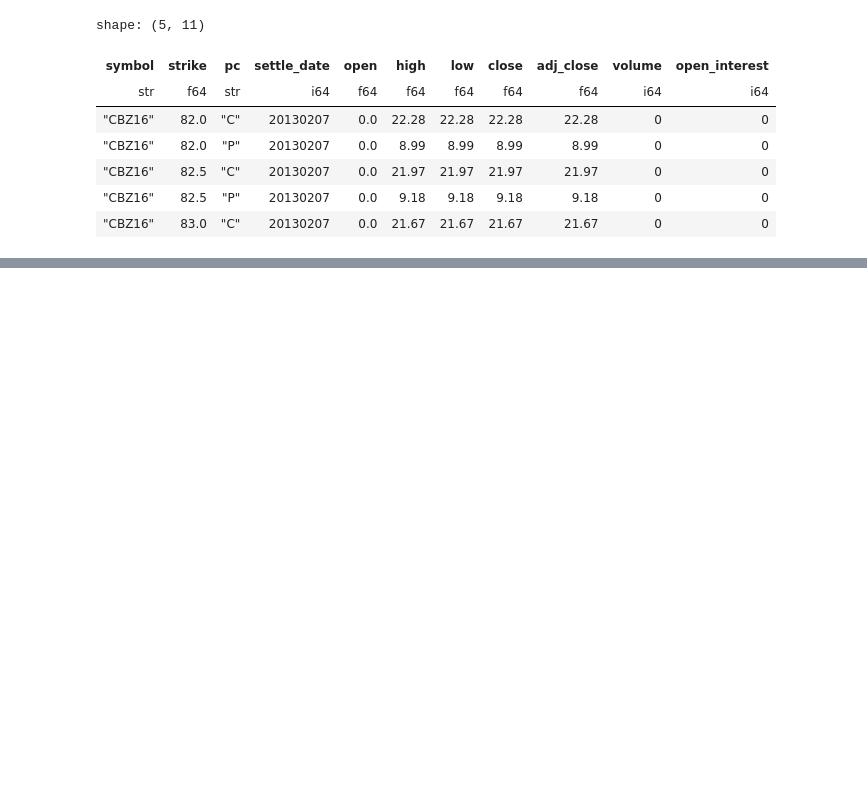
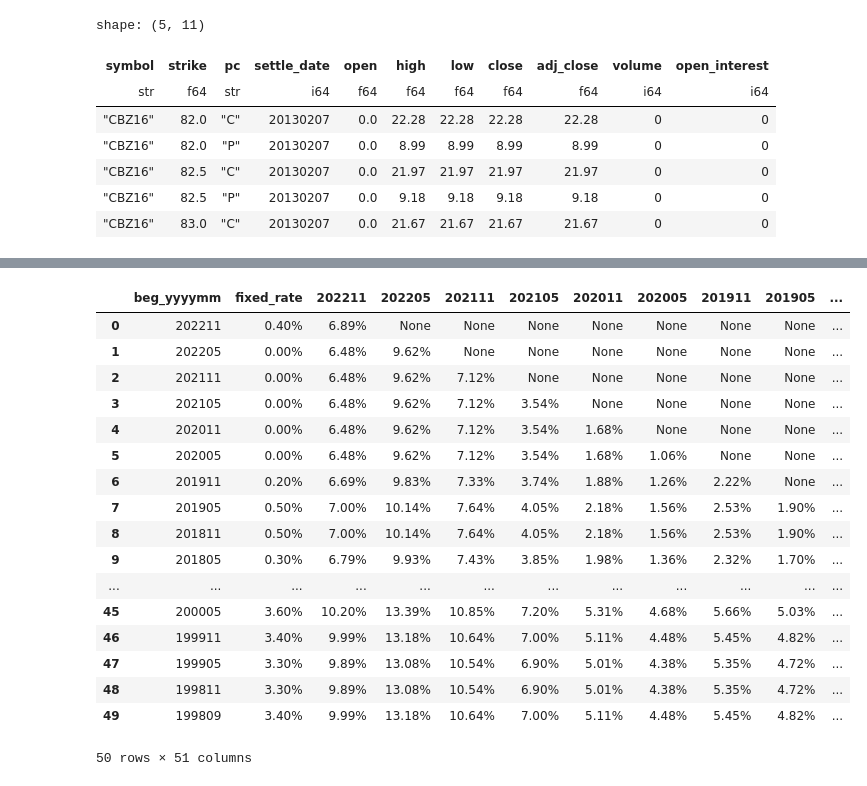
Before and after one commit to bgithub1/portfolio_risk, a Jupyter notebook: portfolio_risk/polars_test.ipynb, the cells around one changed output, grey strips where cells are left out. Drawn from its saved outputs; the diff is of its cells as text; code cells hidden in the pictures; blank space fills up the shorter version.

```diff
--- a/portfolio_risk/polars_test.ipynb
+++ b/portfolio_risk/polars_test.ipynb
@@ -56,0 +74,4 @@ shape: (5, 11)
+# %%
+inflation_nums = open('temp_folder/i-bond-rate-chart.txt','r').readlines()
+inflation_nums2 = [l.strip().split(' ') for l in inflation_nums]
+inflation_nums2
@@ -56,0 +96,15 @@ shape: (5, 11)
+# %%
+def fix_date(c,split_char='-'):
+    cs = c.split(split_char)
+    m = int(cs[0].strip())
+    y = int(cs[1].strip())
+    if y>80:
+        y = y+1900
+    else:
+        y= y+2000
+    return y*100+m
+# %%
+fixed_rates = [[l[0],l[3]] for l in inflation_nums2[1:]]
+for f in fixed_rates:
+    f[0] = fix_date(f[0],'/')
+fixed_rates
@@ -56,0 +129,4 @@ shape: (5, 11)
+# %%
+inflation_nums3 = [l[4:] for l in inflation_nums2[1:]]
+inflation_nums3 = [l + [None]*(len(inflation_nums3[-1])-len(l)) for l in inflation_nums3]
+[len(l) for l in inflation_nums3]
@@ -56,0 +153,29 @@ shape: (5, 11)
+# %%
+irate_columns = inflation_nums2[0][1:]
+irate_columns = [c.replace('Nov','11').replace('May','5').replace('Sep','9') for c in irate_columns]
+irate_columns = [fix_date(c) for c in irate_columns]
+all_columns = ['beg_yyyymm','fixed_rate'] + irate_columns
+fixed_and_inflation_rates = [fixed_rates[i] + inflation_nums3[i] for i in range(len(fixed_rates))]
+len(irate_columns),len(fixed_rates)
+df_ibond_rates = pd.DataFrame(fixed_and_inflation_rates,columns=all_columns)
+df_ibond_rates = df_ibond_rates[[c for c in df_ibond_rates.columns.values if c!=199809]]
+df_ibond_rates
+# %% [output]
+|  | beg_yyyymm | fixed_rate | 202211 | 202205 | 202111 | 202105 | 202011 | 202005 | 201911 | 201905 | ... |
+| 0 | 202211 | 0.40% | 6.89% | None | None | None | None | None | None | None | ... |
+| 1 | 202205 | 0.00% | 6.48% | 9.62% | None | None | None | None | None | None | ... |
+| 2 | 202111 | 0.00% | 6.48% | 9.62% | 7.12% | None | None | None | None | None | ... |
+| 3 | 202105 | 0.00% | 6.48% | 9.62% | 7.12% | 3.54% | None | None | None | None | ... |
+| 4 | 202011 | 0.00% | 6.48% | 9.62% | 7.12% | 3.54% | 1.68% | None | None | None | ... |
+| 5 | 202005 | 0.00% | 6.48% | 9.62% | 7.12% | 3.54% | 1.68% | 1.06% | None | None | ... |
+| 6 | 201911 | 0.20% | 6.69% | 9.83% | 7.33% | 3.74% | 1.88% | 1.26% | 2.22% | None | ... |
+| 7 | 201905 | 0.50% | 7.00% | 10.14% | 7.64% | 4.05% | 2.18% | 1.56% | 2.53% | 1.90% | ... |
+| 8 | 201811 | 0.50% | 7.00% | 10.14% | 7.64% | 4.05% | 2.18% | 1.56% | 2.53% | 1.90% | ... |
+| 9 | 201805 | 0.30% | 6.79% | 9.93% | 7.43% | 3.85% | 1.98% | 1.36% | 2.32% | 1.70% | ... |
+| ... | ... | ... | ... | ... | ... | ... | ... | ... | ... | ... | ... |
+| 45 | 200005 | 3.60% | 10.20% | 13.39% | 10.85% | 7.20% | 5.31% | 4.68% | 5.66% | 5.03% | ... |
+| 46 | 199911 | 3.40% | 9.99% | 13.18% | 10.64% | 7.00% | 5.11% | 4.48% | 5.45% | 4.82% | ... |
+| 47 | 199905 | 3.30% | 9.89% | 13.08% | 10.54% | 6.90% | 5.01% | 4.38% | 5.35% | 4.72% | ... |
+| 48 | 199811 | 3.30% | 9.89% | 13.08% | 10.54% | 6.90% | 5.01% | 4.38% | 5.35% | 4.72% | ... |
+| 49 | 199809 | 3.40% | 9.99% | 13.18% | 10.64% | 7.00% | 5.11% | 4.48% | 5.45% | 4.82% | ... |
+50 rows × 51 columns
```
Also changed, not shown: parts of 10 cells of this notebook, 13 other files.
